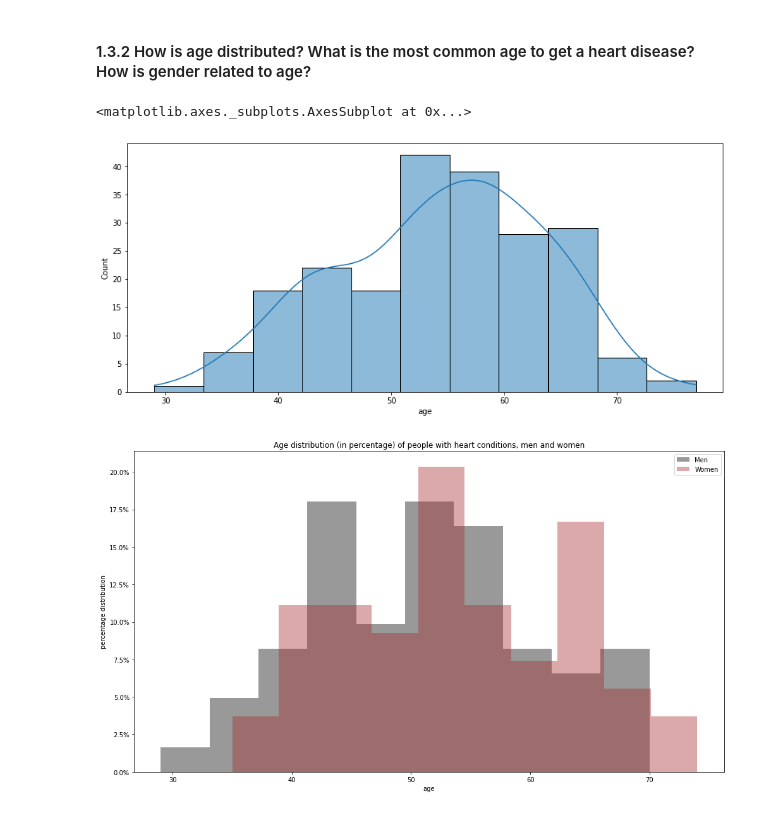
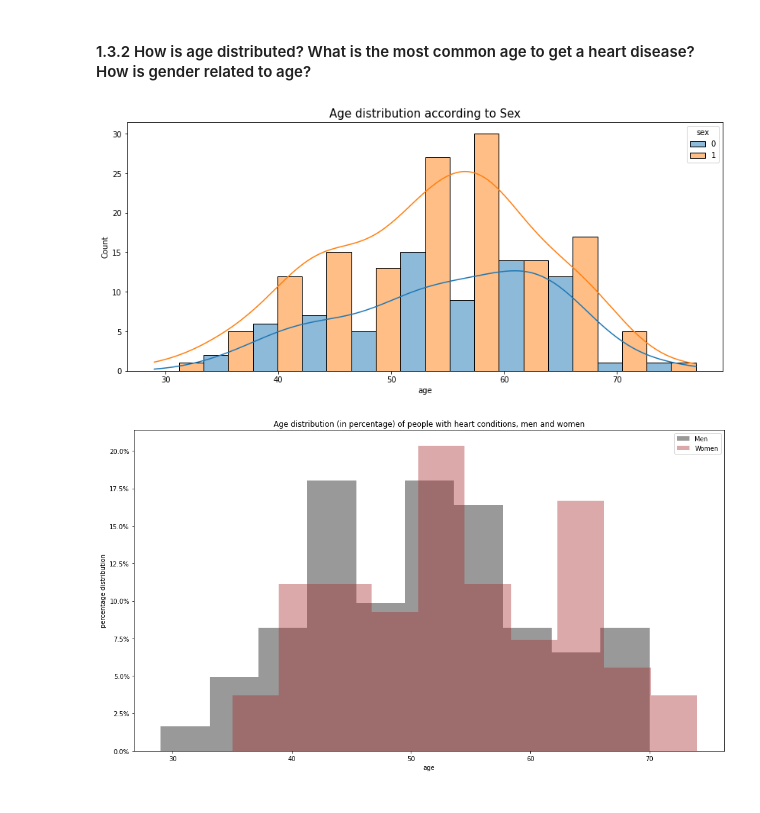
Before and after one commit to Surojit-KB/UNIV-AI-ML2-HW1, a Jupyter notebook: Copy_of_distribute_HW1.ipynb, the cells around one changed output. Saved outputs shown, nothing was run; the diff lists cells and outputs as text; code cells hidden in the pictures.

```diff
--- a/Copy_of_distribute_HW1.ipynb
+++ b/Copy_of_distribute_HW1.ipynb
@@ -287,11 +301,11 @@ plt.title('No. of people with/without Heart Disease ');
 # %%
 #checking the distribution of age
 #your code here
 fig=plt.figure(figsize=(14,6))
-sns.histplot(data=train_data,x='age',kde=True,multiple='stack')
+sns.histplot(data=train_data,x='age',hue='sex',kde=True,multiple='dodge')
+plt.title('Age distribution according to Sex',fontsize=15);
 # %% [output]
-<matplotlib.axes._subplots.AxesSubplot at 0x...>
-[figure, old version]
+[figure, new version]
 # %%
 #plot to check variation of age wrt to target
 #your code here
```
Also changed, not shown: parts of 21 cells of this notebook.
